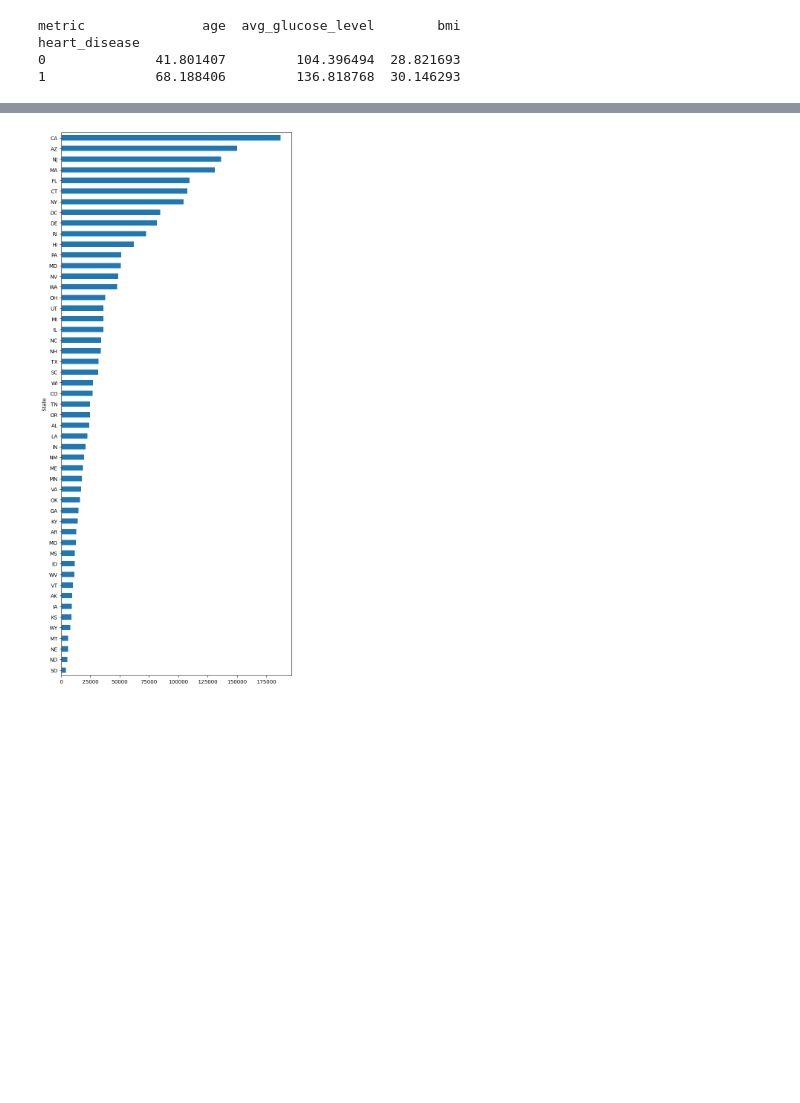
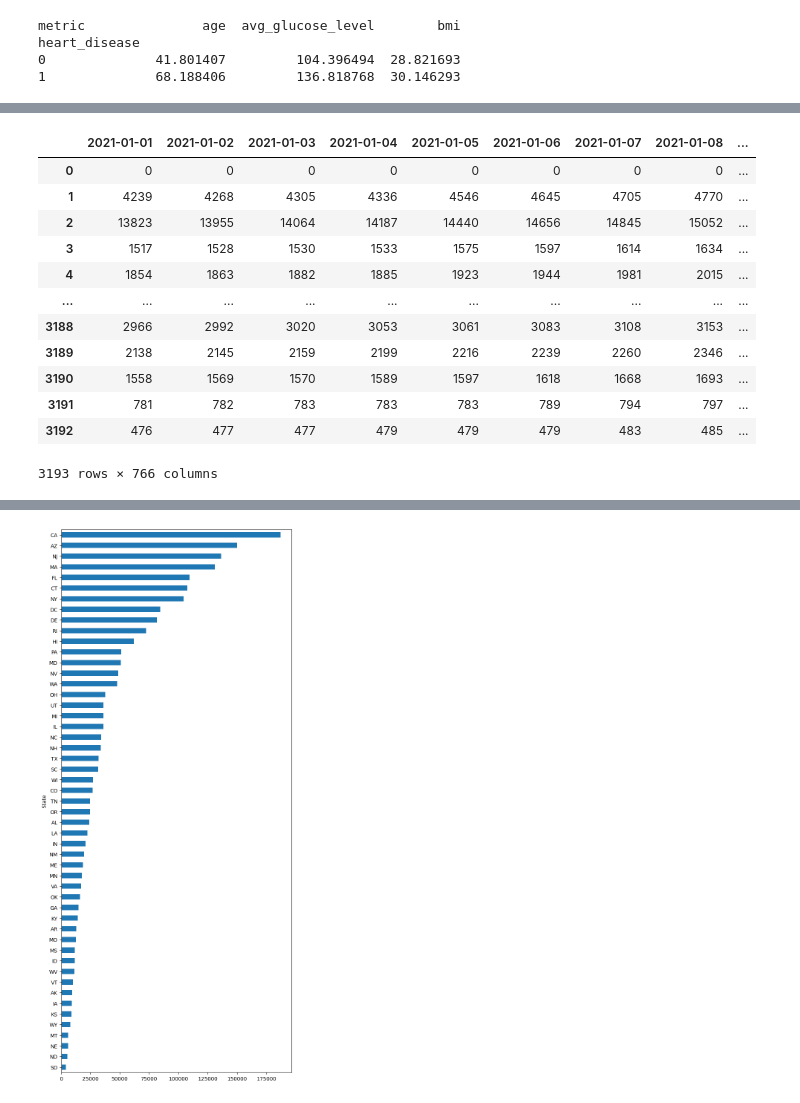
Before and after one commit to maptv/Data-Wrangling-with-Python, a Jupyter notebook: IntermediateDataWrangling/DataWranglingWithPandas/DataWranglingWithPandas-code.ipynb, the cells around one changed output, grey strips where cells are left out. Saved outputs shown, nothing was run; the diff lists cells and outputs as text; code cells hidden in the pictures; blank space fills up the shorter version.

```diff
--- a/IntermediateDataWrangling/DataWranglingWithPandas/DataWranglingWithPandas-code.ipynb
+++ b/IntermediateDataWrangling/DataWranglingWithPandas/DataWranglingWithPandas-code.ipynb
@@ -1089,2 +1890,18 @@ melted = covid_cases.melt(id_vars=covid_cases.columns[:4], var_name="date", valu
 # %%
 melted = melted.set_index("date")
+# %%
+covid_cases.iloc[:, 5:].loc[:, "2021":]
+# %% [output]
+|  | 2021-01-01 | 2021-01-02 | 2021-01-03 | 2021-01-04 | 2021-01-05 | 2021-01-06 | 2021-01-07 | 2021-01-08 | ... |
+| 0 | 0 | 0 | 0 | 0 | 0 | 0 | 0 | 0 | ... |
+| 1 | 4239 | 4268 | 4305 | 4336 | 4546 | 4645 | 4705 | 4770 | ... |
+| 2 | 13823 | 13955 | 14064 | 14187 | 14440 | 14656 | 14845 | 15052 | ... |
+| 3 | 1517 | 1528 | 1530 | 1533 | 1575 | 1597 | 1614 | 1634 | ... |
+| 4 | 1854 | 1863 | 1882 | 1885 | 1923 | 1944 | 1981 | 2015 | ... |
+| ... | ... | ... | ... | ... | ... | ... | ... | ... | ... |
+| 3188 | 2966 | 2992 | 3020 | 3053 | 3061 | 3083 | 3108 | 3153 | ... |
+| 3189 | 2138 | 2145 | 2159 | 2199 | 2216 | 2239 | 2260 | 2346 | ... |
+| 3190 | 1558 | 1569 | 1570 | 1589 | 1597 | 1618 | 1668 | 1693 | ... |
+| 3191 | 781 | 782 | 783 | 783 | 783 | 789 | 794 | 797 | ... |
+| 3192 | 476 | 477 | 477 | 479 | 479 | 479 | 483 | 485 | ... |
+3193 rows × 766 columns
```
Also changed, not shown: parts of 151 cells of this notebook, 1 other file.
